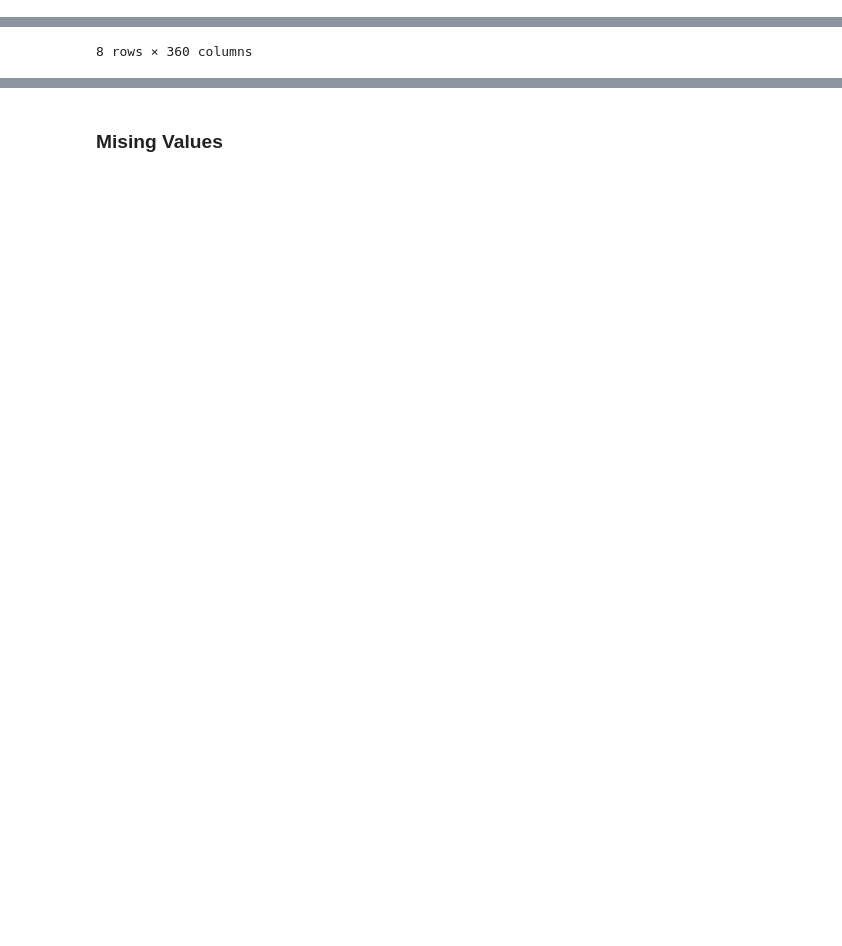
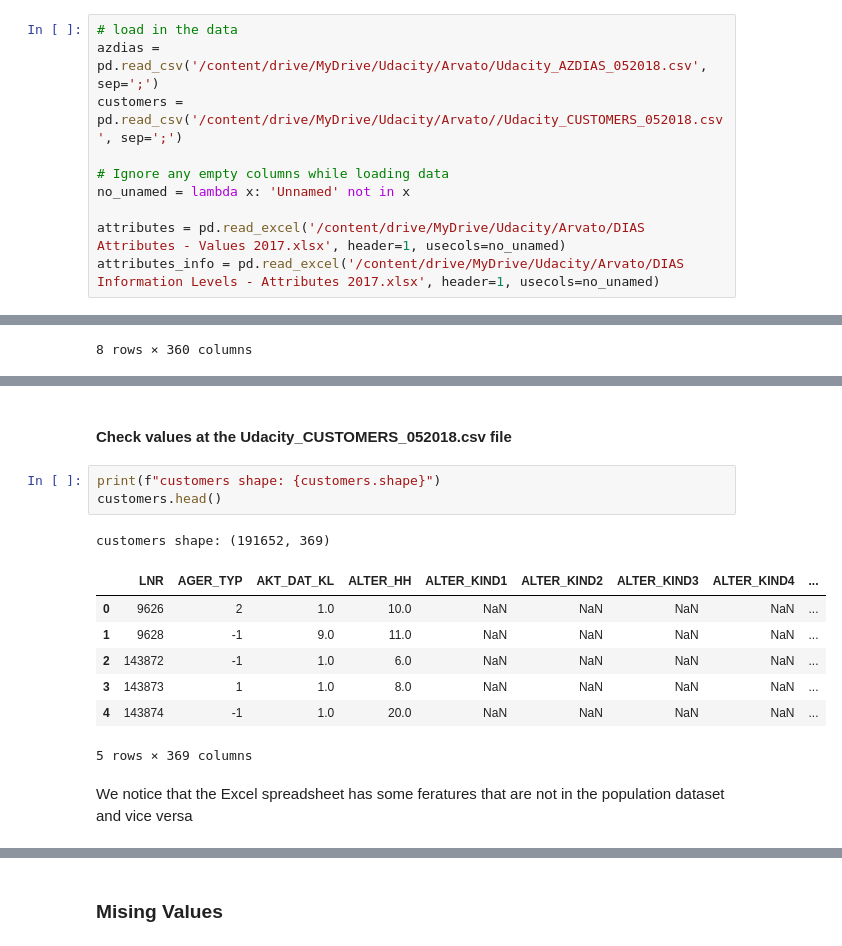
Before and after one commit to Evaggelou/Arvato-Project-, a Jupyter notebook: Arvato_Project_Workbook.ipynb, the cells around one changed output, grey strips where cells are left out. Saved outputs shown, nothing was run; the diff lists cells and outputs as text; blank space fills up the shorter version.

```diff
--- a/Arvato_Project_Workbook.ipynb
+++ b/Arvato_Project_Workbook.ipynb
@@ -40,4 +40,14 @@ Otherwise, all of the remaining columns are the same between the three data file
 In the below cell, we've provided some initial code to load in the first two datasets. Note for all of the `.csv` data files in this project that they're semicolon (`;`) delimited, so an additional argument in the [`read_csv()`](https://pandas.pydata.org/pandas-docs/stable/generated/pandas.read_csv.html) call has been included to read in the data properly. Also, considering the size of the datasets, it may take some time for them to load completely.
 
 You'll notice when the data is loaded in that a warning message will immediately pop up. Before you really start digging into the modeling and analysis, you're going to need to perform some cleaning. Take some time to browse the structure of the data and look over the informational spreadsheets to understand the data values. Make some decisions on which features to keep, which features to drop, and if any revisions need to be made on data formats. It'll be a good idea to create a function with pre-processing steps, since you'll need to clean all of the datasets before you work with them.
+# %%
+# load in the data
+azdias = pd.read_csv('/content/drive/MyDrive/Udacity/Arvato/Udacity_AZDIAS_052018.csv', sep=';')
+customers = pd.read_csv('/content/drive/MyDrive/Udacity/Arvato//Udacity_CUSTOMERS_052018.csv', sep=';')
+
+# Ignore any empty columns while loading data
+no_unamed = lambda x: 'Unnamed' not in x
+
+attributes = pd.read_excel('/content/drive/MyDrive/Udacity/Arvato/DIAS Attributes - Values 2017.xlsx', header=1, usecols=no_unamed)
+attributes_info = pd.read_excel('/content/drive/MyDrive/Udacity/Arvato/DIAS Information Levels - Attributes 2017.xlsx', header=1, usecols=no_unamed)
 # %%
@@ -71,0 +201,16 @@ azdias.describe()
+# %% [markdown]
+#### Check values at the Udacity_CUSTOMERS_052018.csv file
+# %%
+print(f"customers shape: {customers.shape}")
+customers.head()
+# %% [output]
+customers shape: (191652, 369)
+|  | LNR | AGER_TYP | AKT_DAT_KL | ALTER_HH | ALTER_KIND1 | ALTER_KIND2 | ALTER_KIND3 | ALTER_KIND4 | ... |
+| 0 | 9626 | 2 | 1.0 | 10.0 | NaN | NaN | NaN | NaN | ... |
+| 1 | 9628 | -1 | 9.0 | 11.0 | NaN | NaN | NaN | NaN | ... |
+| 2 | 143872 | -1 | 1.0 | 6.0 | NaN | NaN | NaN | NaN | ... |
+| 3 | 143873 | 1 | 1.0 | 8.0 | NaN | NaN | NaN | NaN | ... |
+| 4 | 143874 | -1 | 1.0 | 20.0 | NaN | NaN | NaN | NaN | ... |
+5 rows × 369 columns
+# %% [markdown]
+We notice that the Excel spreadsheet has some feratures that are not in the population dataset and vice versa
```
Also changed, not shown: parts of 67 cells of this notebook.
